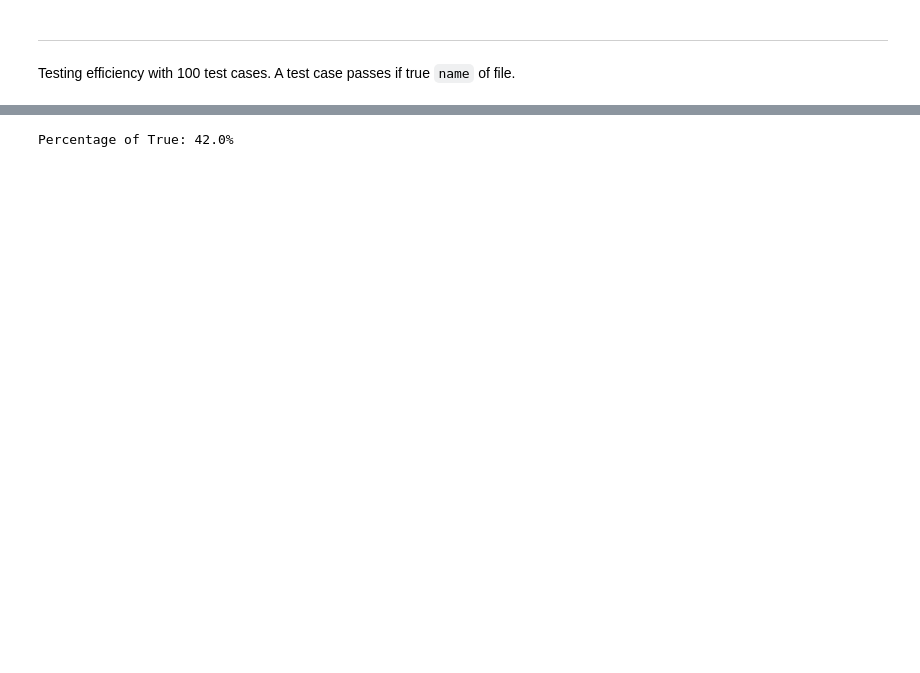
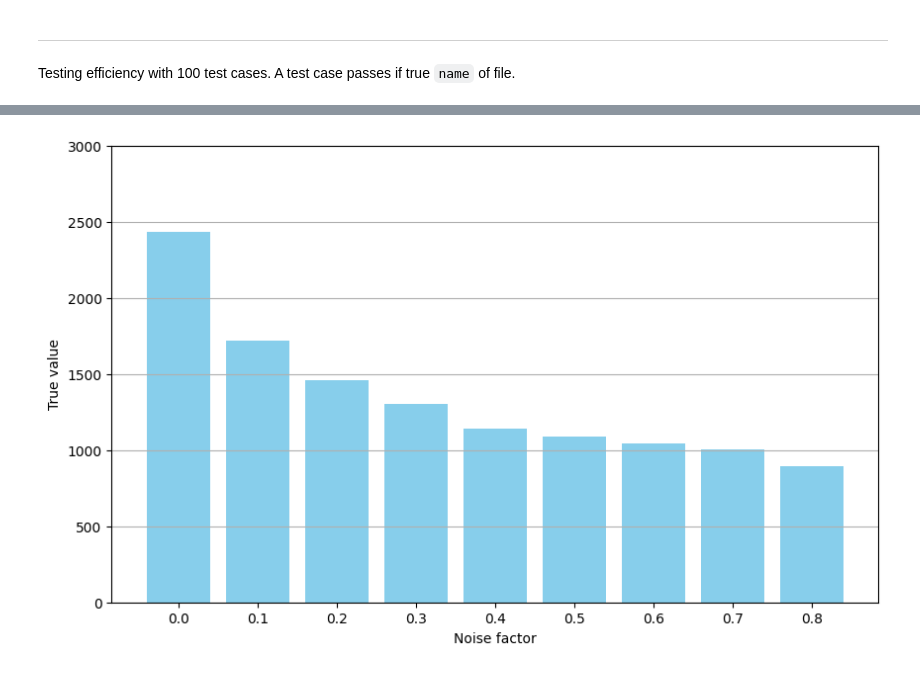
Before and after one commit to TrungCun/speaker_recognition, a Jupyter notebook: code/similarity_vector.ipynb, the cells around one changed output, grey strips where cells are left out. Cells and saved outputs as stored; diff of their text form; code cells hidden in the pictures; blank space fills up the shorter version.

```diff
--- a/code/similarity_vector.ipynb
+++ b/code/similarity_vector.ipynb
@@ -489,5 +684,19 @@ for k in range(100):
-# %%
-acc_percent = (passed_testcase / total_testcase) * 100
-print(f"Percentage of True: {acc_percent}%")
-# %% [output]
-Percentage of True: 42.0%
+# %%
+import matplotlib.pyplot as plt
+
+# Dữ liệu đã sắp xếp từ 0.0 đến 0.8
+labels = ['0.0', '0.1', '0.2', '0.3', '0.4', '0.5', '0.6', '0.7', '0.8']
+values = [2432, 1720, 1460, 1304, 1139, 1090, 1044, 1002, 892]
+
+# Vẽ đồ thị cột
+plt.figure(figsize=(10, 6))
+plt.bar(labels, values, color='skyblue')
+plt.ylim(0, 3000)  # Giới hạn tối đa của trục y là 3000
+plt.xlabel('Noise factor')
+plt.ylabel('True value')
+plt.grid(axis='y')
+
+# Hiển thị đồ thị
+plt.show()
+# %% [output]
+[figure, added]
```
Also changed, not shown: parts of 25 cells of this notebook.
